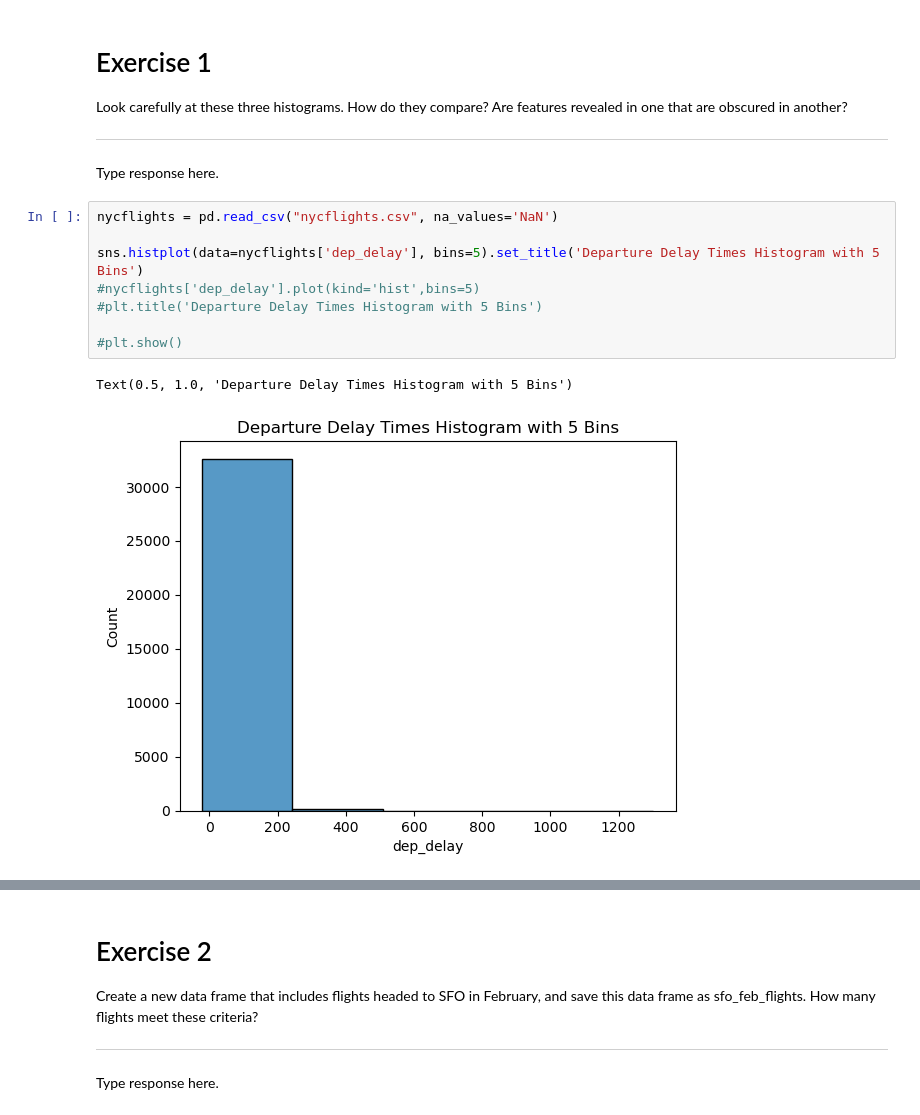
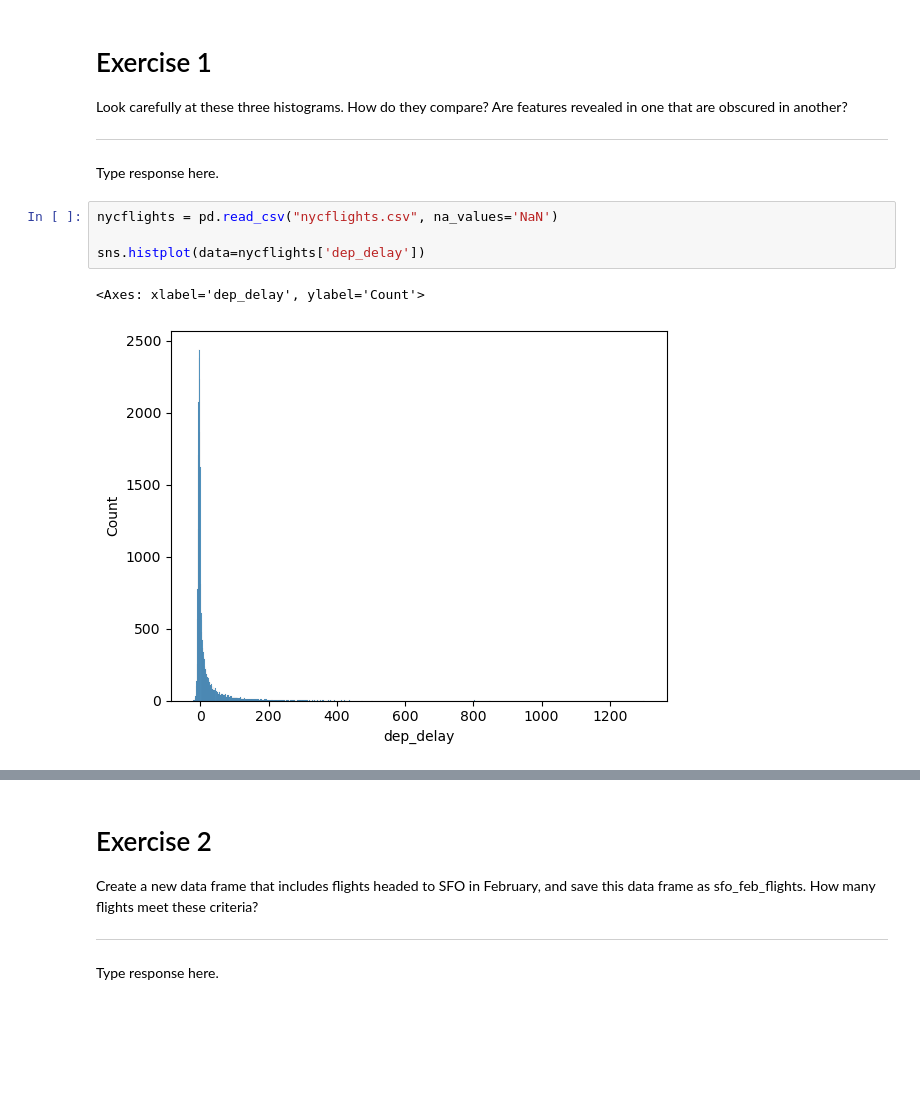
Before and after one commit to ProfessorRC3/IMS-Python-Labs, a Jupyter notebook: Lab 2.ipynb, the cells around one changed output, grey strips where cells are left out. Drawn from its saved outputs; the diff is of its cells as text; blank space fills up the shorter version.

```diff
--- a/Lab 2.ipynb
+++ b/Lab 2.ipynb
@@ -17,11 +17,7 @@ Type response here.
 # %%
 nycflights = pd.read_csv("nycflights.csv", na_values='NaN')
 
-sns.histplot(data=nycflights['dep_delay'], bins=5).set_title('Departure Delay Times Histogram with 5 Bins')
-#nycflights['dep_delay'].plot(kind='hist',bins=5)
-#plt.title('Departure Delay Times Histogram with 5 Bins')
-
-#plt.show()
+sns.histplot(data=nycflights['dep_delay'])
 # %% [output]
-Text(0.5, 1.0, 'Departure Delay Times Histogram with 5 Bins')
+<Axes: xlabel='dep_delay', ylabel='Count'>
-[figure, old version]
+[figure, new version]
```
Also changed, not shown: parts of 10 cells of this notebook, 21 other files.
